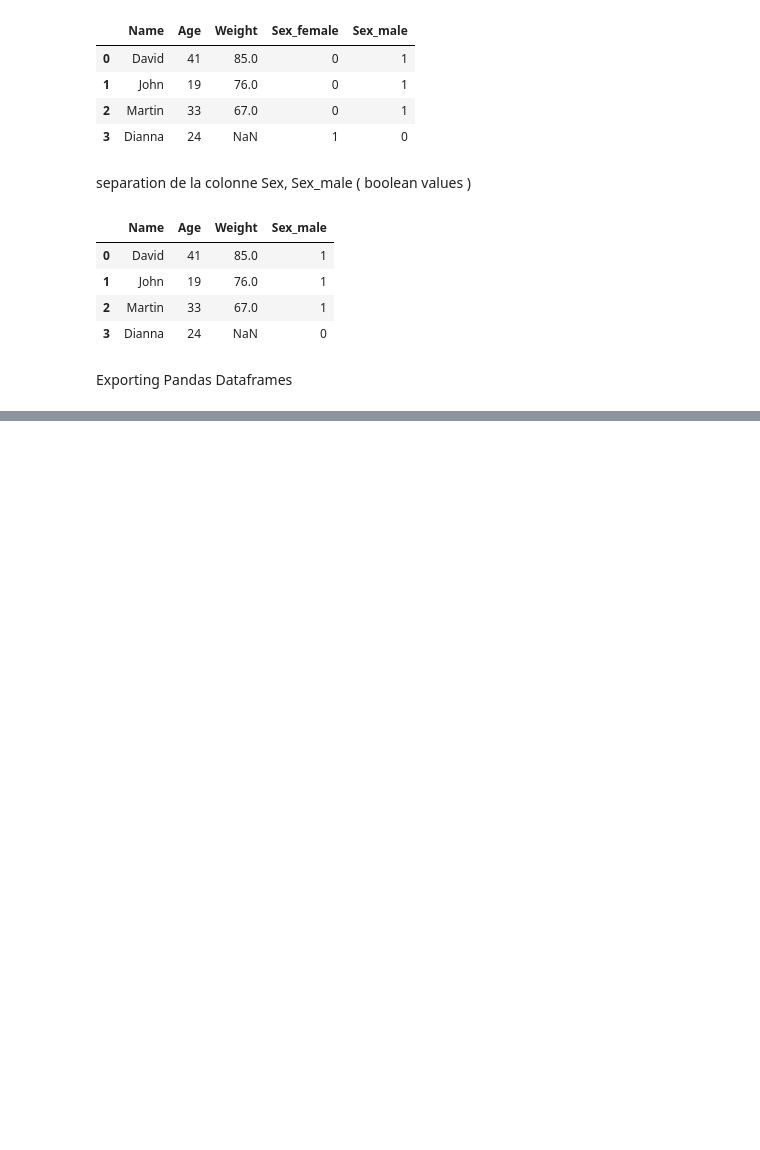
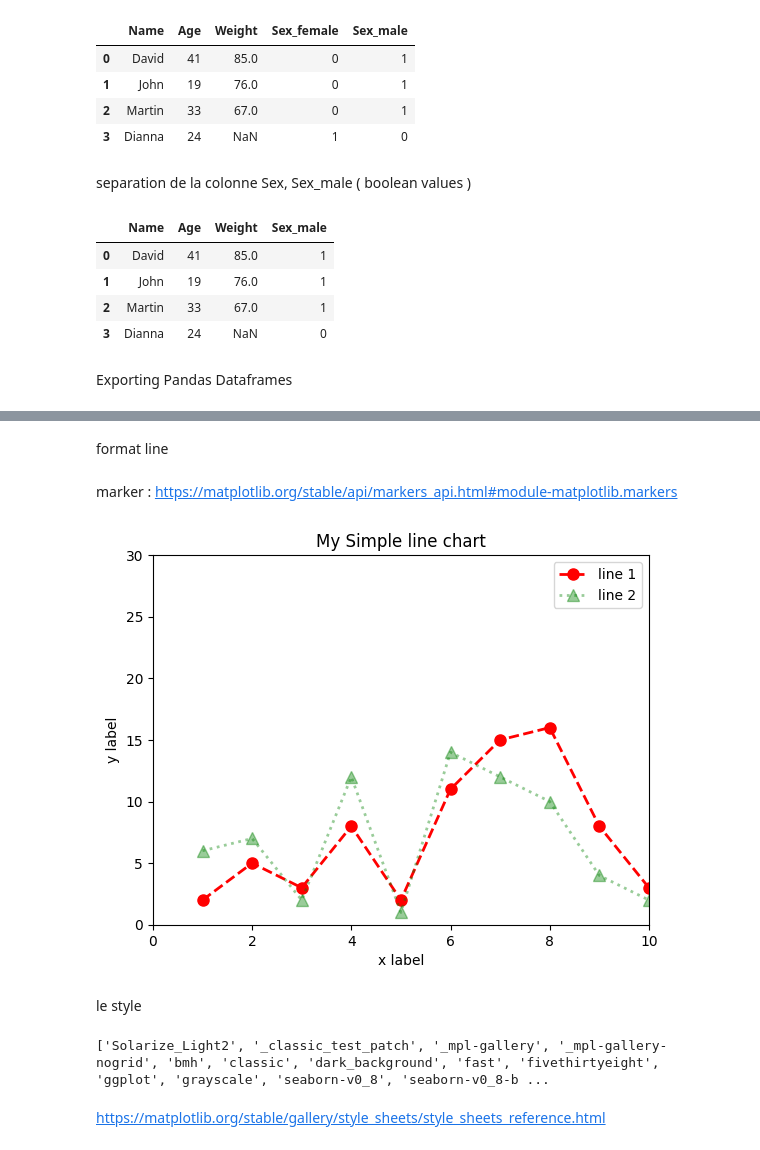
Before and after one commit to esaid/MachineLearning_pandas, a Jupyter notebook: Tutorial_ML.ipynb, the cells around one changed output, grey strips where cells are left out. Saved outputs shown, nothing was run; the diff lists cells and outputs as text; code cells hidden in the pictures; blank space fills up the shorter version.

```diff
--- a/Tutorial_ML.ipynb
+++ b/Tutorial_ML.ipynb
@@ -818,0 +862,23 @@ df.to_csv('output1.csv' , index=False, header=None)
+# %% [markdown]
+format line
+# %% [markdown]
+marker : https://matplotlib.org/stable/api/markers_api.html#module-matplotlib.markers
+# %%
+plt.plot(x,y1, label='line 1', color='red', marker='o', linestyle='dashed', linewidth=2, markersize=8 )
+plt.plot(x,y2, label='line 2', color='green', marker='^', linestyle='dotted', linewidth=2, markersize=8 , alpha=0.4)  # alpha  transparence
+plt.axis([0, 10, 0, 30])  # x limit   y limit
+plt.xlabel('x label')
+plt.ylabel('y label')
+plt.title('My Simple line chart')
+plt.legend()  # affiche la legende
+plt.show()
+# %% [output]
+[figure, added]
+# %% [markdown]
+le style
+# %%
+print(plt.style.available)
+# %% [output]
+['Solarize_Light2', '_classic_test_patch', '_mpl-gallery', '_mpl-gallery-nogrid', 'bmh', 'classic', 'dark_background', 'fast', 'fivethirtyeight', 'ggplot', 'grayscale', 'seaborn-v0_8', 'seaborn-v0_8-b ...
+# %% [markdown]
+https://matplotlib.org/stable/gallery/style_sheets/style_sheets_reference.html
```
Also changed, not shown: parts of 43 cells of this notebook.
